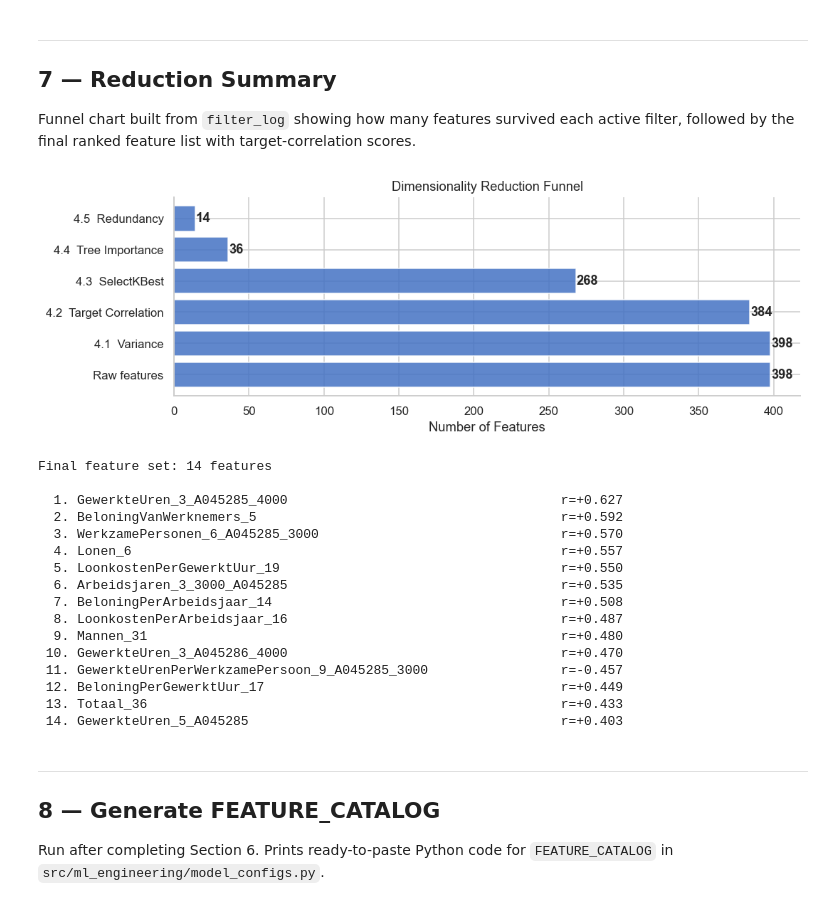
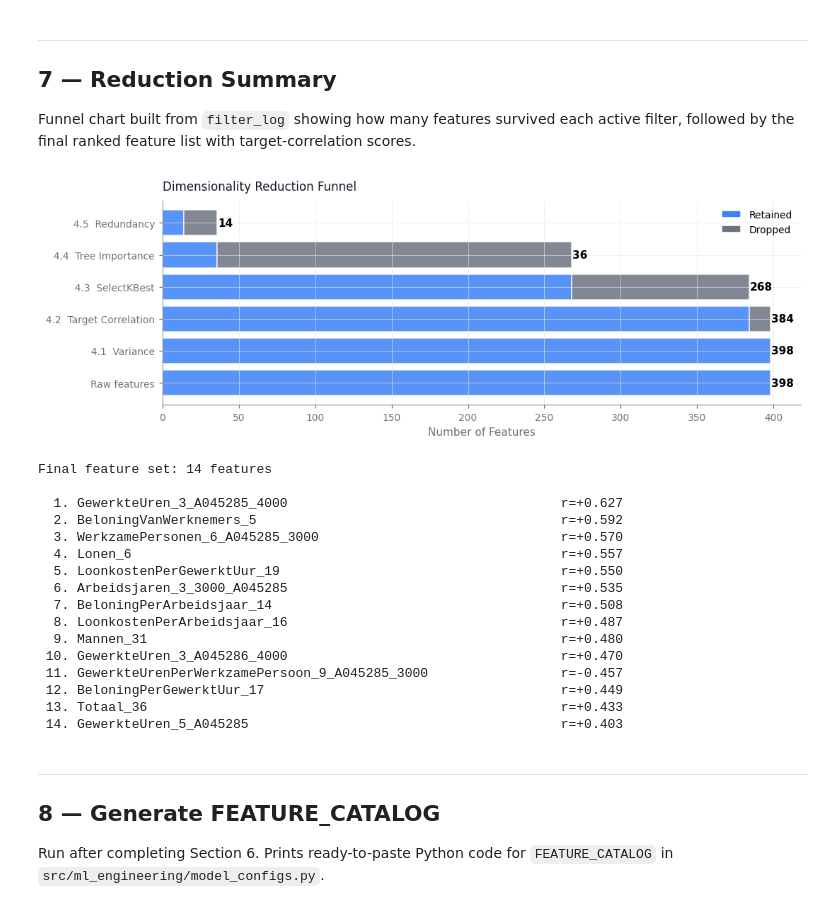
Before and after one commit to ysuurme/eaisi-uwv, a Jupyter notebook: notebooks/data_exploration/07_nb_master_data_feature_selection.ipynb, the cells around one changed output. Cells and saved outputs as stored; diff of their text form; code cells hidden in the pictures.

Commit message:
updated visuals following awesome course of Frank

```diff
--- a/notebooks/data_exploration/07_nb_master_data_feature_selection.ipynb
+++ b/notebooks/data_exploration/07_nb_master_data_feature_selection.ipynb
@@ -913,33 +964,39 @@ followed by the final ranked feature list with target-correlation scores.
 # %%
 steps = [("Raw features", len(feature_cols))] + [
     (r["filter"], len(r["retained"])) for r in filter_log
 ]
 labels, counts = zip(*steps)
 
+# Per-step dropped = how many features each filter removed from the previous step
+step_dropped = [0] + [prev - curr for prev, curr in zip(counts[:-1], counts[1:])]
+
 fig, ax = plt.subplots(figsize=(10, max(3.5, len(steps) * 0.6)))
-bars = ax.barh(range(len(labels)), counts, color=RETAINED_COLOR, edgecolor="white", alpha=0.85)
+for i, (count, dropped) in enumerate(zip(counts, step_dropped)):
+    ax.barh(i, count, color=RETAINED_COLOR, edgecolor="white", alpha=0.85)
+    if dropped > 0:
+        ax.barh(i, dropped, left=count, color=DROPPED_COLOR, edgecolor="white", alpha=0.85)
+    ax.text(count + dropped + 0.5, i, str(count), va="center", fontweight="bold")
+
 ax.set_yticks(range(len(labels)))
 ax.set_yticklabels(labels)
 ax.set_xlabel("Number of Features")
 ax.set_title("Dimensionality Reduction Funnel")
-for bar, count in zip(bars, counts):
-    ax.text(bar.get_width() + 0.5, bar.get_y() + bar.get_height() / 2,
-            str(count), va="center", fontweight="bold")
+ax.legend(handles=_retained_dropped_handles())
 sns.despine(ax=ax)
 plt.tight_layout()
 plt.show()
 
 final_corr = (
     df_raw[features_in_scope]
     .corrwith(df_raw[ML_TARGET_COLUMN])
     .dropna()
     .sort_values(key=abs, ascending=False)
 )
 print(f"\nFinal feature set: {len(features_in_scope)} features\n")
 for i, (col, r) in enumerate(final_corr.items(), 1):
     print(f"{i:>3}. {col:60s}  r={r:+.3f}")
 # %% [output]
-[figure, old version]
+[figure, new version]
 Final feature set: 14 features
 
   1. GewerkteUren_3_A045285_4000                                   r=+0.627
```
Also changed, not shown: parts of 12 cells of this notebook.
